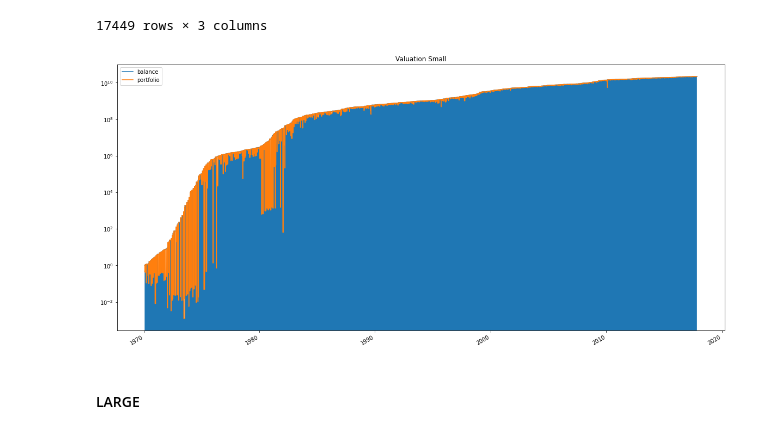
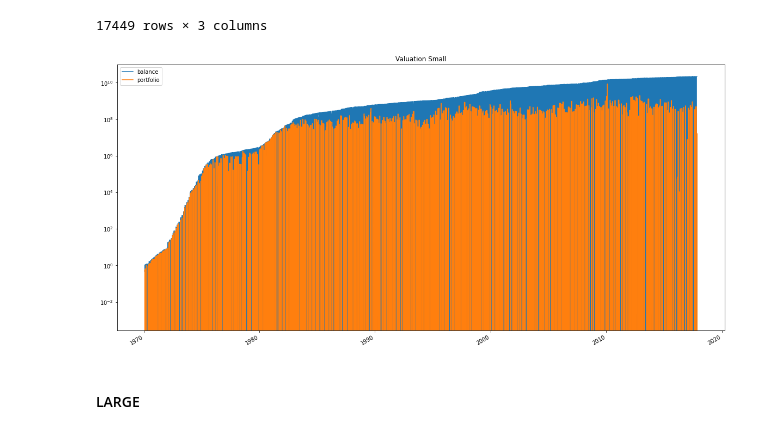
Before and after one commit to philorfa/Time_Travel_Project, a Jupyter notebook: scripts/plot.ipynb, the cells around one changed output. Drawn from its saved outputs; the diff is of its cells as text; code cells hidden in the pictures.

```diff
--- a/scripts/plot.ipynb
+++ b/scripts/plot.ipynb
@@ -10,10 +10,10 @@ import random
 import time
 import matplotlib.dates as mdates
 # %%
-Large = pd.read_csv('large_888442.txt', delimiter = " ", header=None)
+Large = pd.read_csv('large.txt', delimiter = " ", header=None)
 Large=Large.rename(columns={0: "Date", 1: "action", 2:"stock", 3:"Volume"})
 
-Small = pd.read_csv('small_1000.txt', delimiter = " ", header=None)
+Small = pd.read_csv('small.txt', delimiter = " ", header=None)
 Small=Small.rename(columns={0: "Date", 1: "action", 2:"stock", 3:"Volume"})
 
 data_Small = pd.read_csv('final_small.csv')
@@ -84,20 +90,20 @@ Plot_Small
 # %%
 plt.figure(figsize=(20, 10))
 x = pd.to_datetime(Plot_Small.Date)
 
-plt.semilogy(x, Plot_Small["balance"]+Plot_Small["portfolio"])
 plt.semilogy(x, Plot_Small["balance"])
+plt.semilogy(x, Plot_Small["portfolio"])
 
 
 plt.fill_between(Plot_Small.Date, Plot_Small["balance"])
 plt.gcf().autofmt_xdate()
 plt.gcf().axes[0].xaxis_date()
 plt.gca().legend(('balance','portfolio'))
 plt.title("Valuation Small")
 plt.savefig('C:/Users/User/Desktop/time-travel/Diagram_Small.png')
 plt.show()
 # %% [output]
-[figure, old version]
+[figure, new version]
 # %% [markdown]
 #### LARGE
 # %%
```
Also changed, not shown: parts of 1 cell of this notebook.
